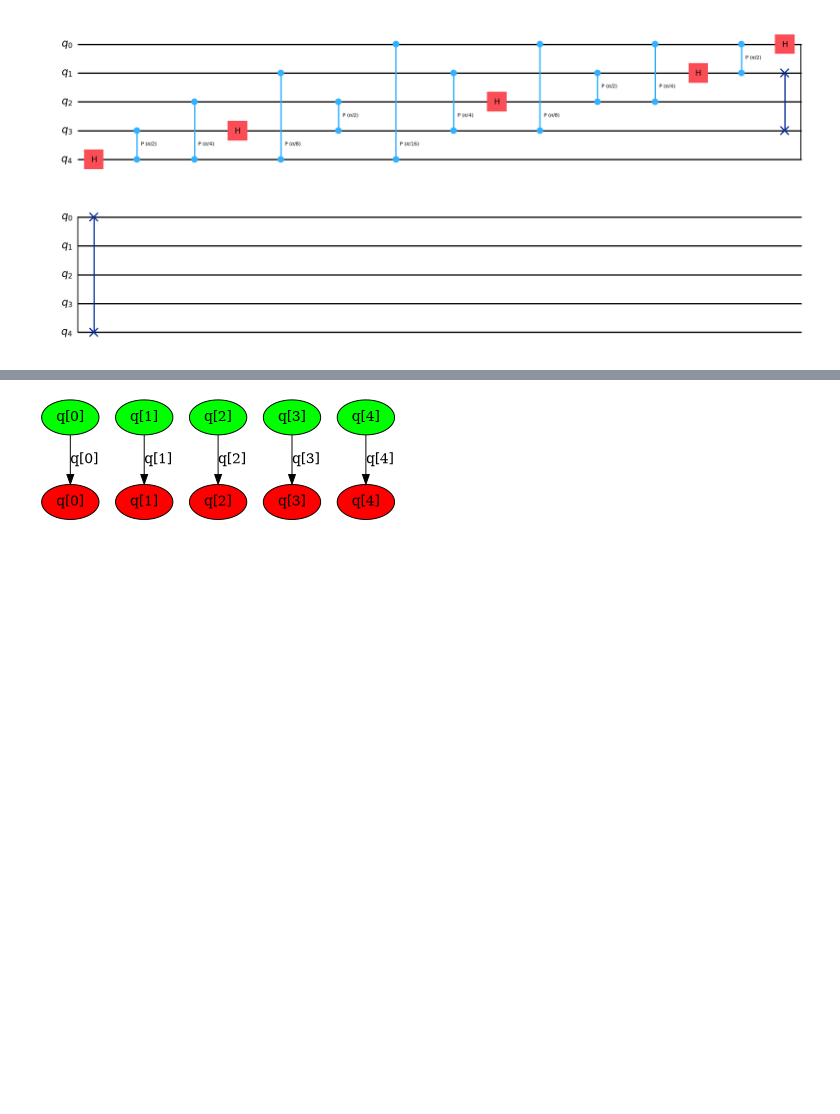
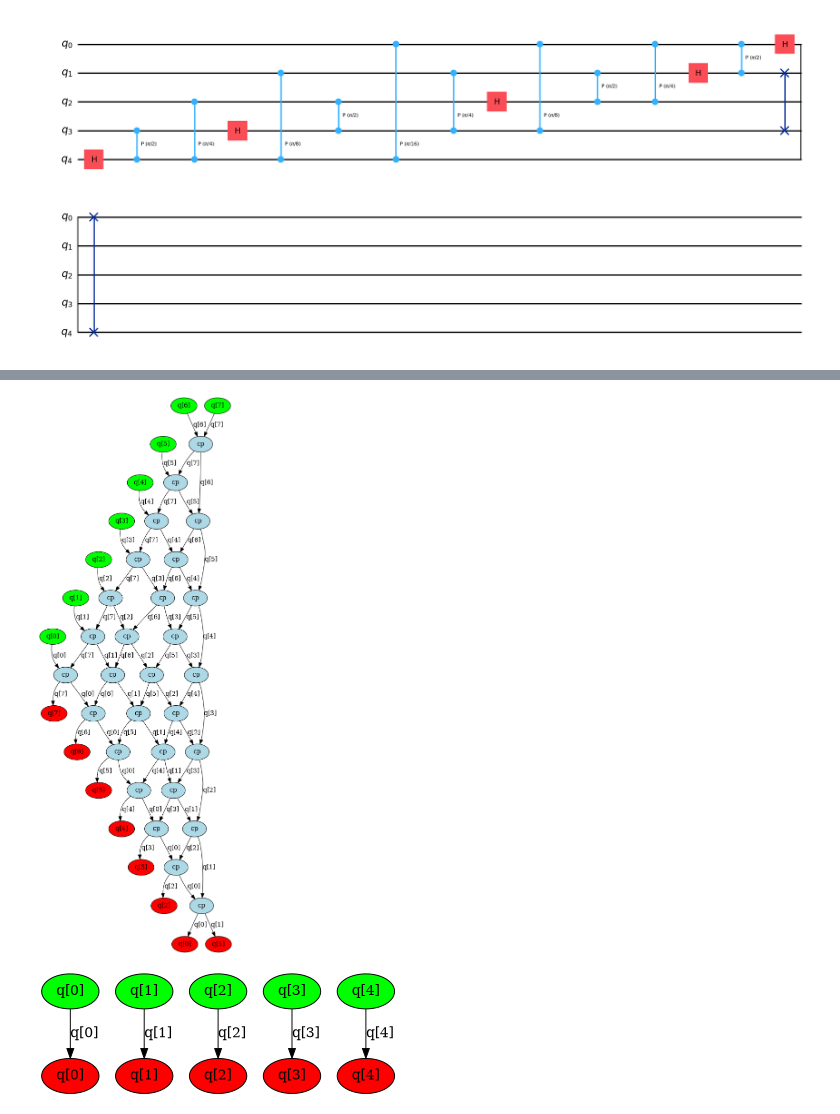
Before and after one commit to Gerwinlab/NeutralMotion, a Jupyter notebook: test.ipynb, the cells around one changed output, grey strips where cells are left out. Drawn from its saved outputs; the diff is of its cells as text; code cells hidden in the pictures; blank space fills up the shorter version.

Commit message:
adding naive_n_dag

```diff
--- a/test.ipynb
+++ b/test.ipynb
@@ -66,0 +144,3 @@ layers[7]["graph"].op_nodes()
+# %%
+from naive_n_dag.dag_helper import load_qasm_to_two_qubit_dag_with_single_qubit_context
+test = load_qasm_to_two_qubit_dag_with_single_qubit_context("inputs/qasm_files/qft_6.qasm")
@@ -67,3 +159,7 @@ layers[7]["graph"].op_nodes()
+# %%
+dag_drawer(test[0])
+# %% [output]
+[figure, added]
 # %%
 linear_dag = DAGCircuit()
 linear_dag.add_qreg(dag.qregs["q"])
```
Also changed, not shown: parts of 13 cells of this notebook, 19 other files.
